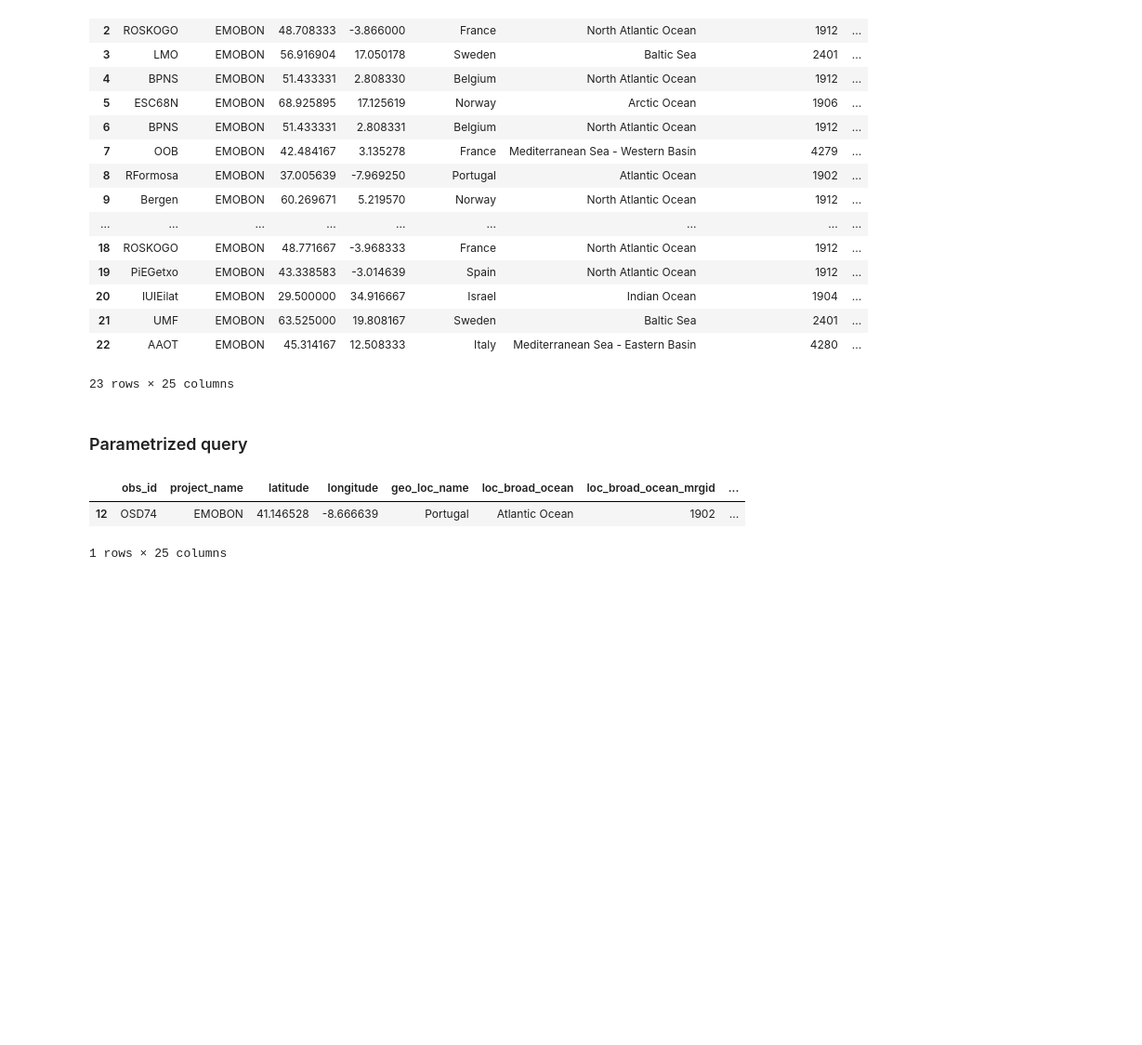
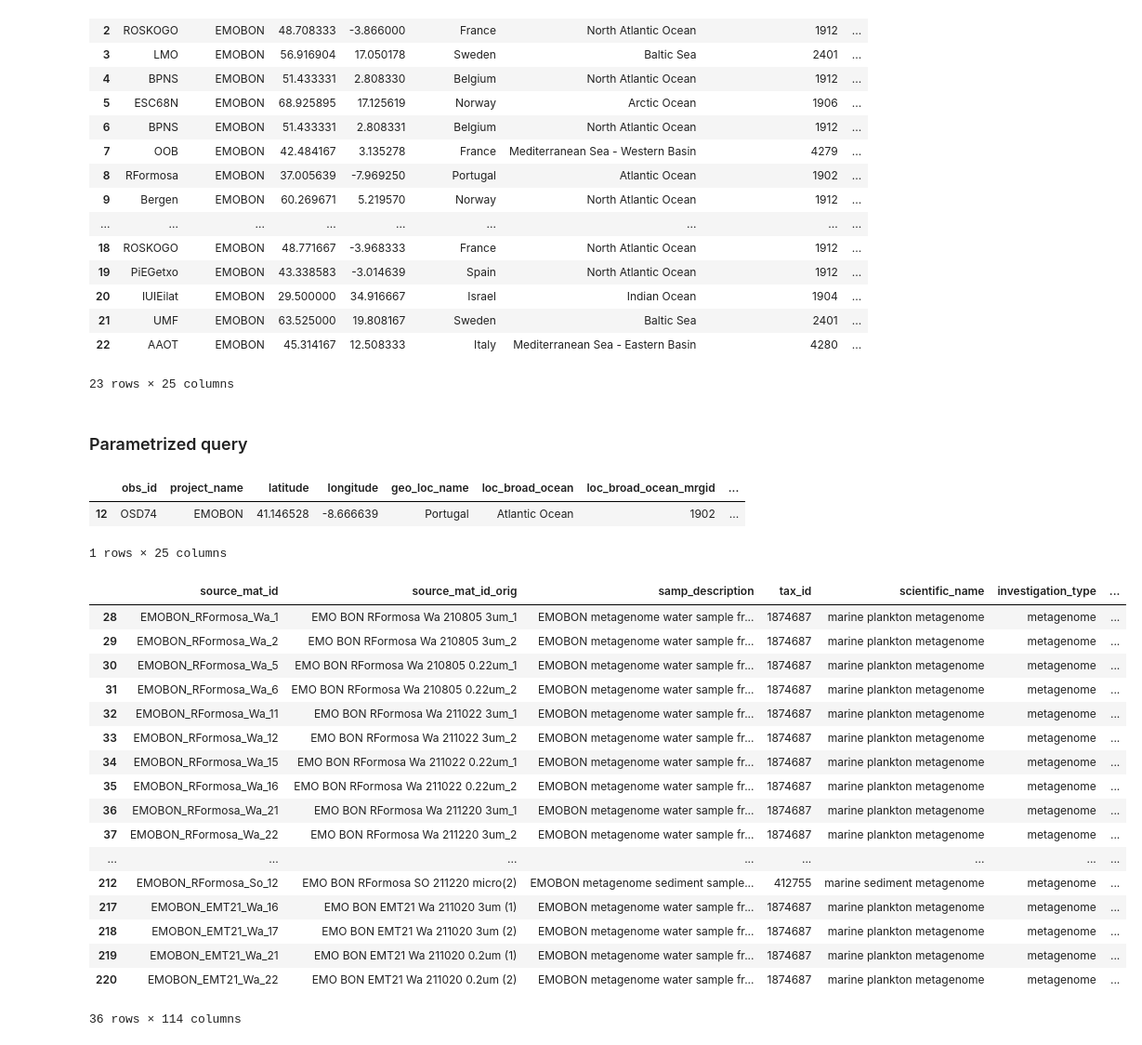
Before and after one commit to fair-ease/py-udal-mgo, a Jupyter notebook: example.ipynb, the cells around one changed output. Shown: that part at 93% size. Saved outputs shown, nothing was run; the diff lists cells and outputs as text; code cells hidden in the pictures; blank space fills up the shorter version.

Commit message:
refactor according to py-udal-fe-impl

```diff
--- a/example.ipynb
+++ b/example.ipynb
@@ -43,3 +44,28 @@ result.data()
 |  | obs_id | project_name | latitude | longitude | geo_loc_name | loc_broad_ocean | loc_broad_ocean_mrgid | ... |
 | 12 | OSD74 | EMOBON | 41.146528 | -8.666639 | Portugal | Atlantic Ocean | 1902 | ... |
 1 rows × 25 columns
+# %%
+params = {
+    "tidal_stage": "low_tide",
+}
+result = udal.execute('urn:embrc.eu:emobon:logsheets', params)
+result.data()
+# %% [output]
+|  | source_mat_id | source_mat_id_orig | samp_description | tax_id | scientific_name | investigation_type | ... |
+| 28 | EMOBON_RFormosa_Wa_1 | EMO BON RFormosa Wa 210805 3um_1 | EMOBON metagenome water sample fr... | 1874687 | marine plankton metagenome | metagenome | ... |
+| 29 | EMOBON_RFormosa_Wa_2 | EMO BON RFormosa Wa 210805 3um_2 | EMOBON metagenome water sample fr... | 1874687 | marine plankton metagenome | metagenome | ... |
+| 30 | EMOBON_RFormosa_Wa_5 | EMO BON RFormosa Wa 210805 0.22um_1 | EMOBON metagenome water sample fr... | 1874687 | marine plankton metagenome | metagenome | ... |
+| 31 | EMOBON_RFormosa_Wa_6 | EMO BON RFormosa Wa 210805 0.22um_2 | EMOBON metagenome water sample fr... | 1874687 | marine plankton metagenome | metagenome | ... |
+| 32 | EMOBON_RFormosa_Wa_11 | EMO BON RFormosa Wa 211022 3um_1 | EMOBON metagenome water sample fr... | 1874687 | marine plankton metagenome | metagenome | ... |
+| 33 | EMOBON_RFormosa_Wa_12 | EMO BON RFormosa Wa 211022 3um_2 | EMOBON metagenome water sample fr... | 1874687 | marine plankton metagenome | metagenome | ... |
+| 34 | EMOBON_RFormosa_Wa_15 | EMO BON RFormosa Wa 211022 0.22um_1 | EMOBON metagenome water sample fr... | 1874687 | marine plankton metagenome | metagenome | ... |
+| 35 | EMOBON_RFormosa_Wa_16 | EMO BON RFormosa Wa 211022 0.22um_2 | EMOBON metagenome water sample fr... | 1874687 | marine plankton metagenome | metagenome | ... |
+| 36 | EMOBON_RFormosa_Wa_21 | EMO BON RFormosa Wa 211220 3um_1 | EMOBON metagenome water sample fr... | 1874687 | marine plankton metagenome | metagenome | ... |
+| 37 | EMOBON_RFormosa_Wa_22 | EMO BON RFormosa Wa 211220 3um_2 | EMOBON metagenome water sample fr... | 1874687 | marine plankton metagenome | metagenome | ... |
+| ... | ... | ... | ... | ... | ... | ... | ... |
+| 212 | EMOBON_RFormosa_So_12 | EMO BON RFormosa SO 211220 micro(2) | EMOBON metagenome sediment sample... | 412755 | marine sediment metagenome | metagenome | ... |
+| 217 | EMOBON_EMT21_Wa_16 | EMO BON EMT21 Wa 211020 3um (1) | EMOBON metagenome water sample fr... | 1874687 | marine plankton metagenome | metagenome | ... |
+| 218 | EMOBON_EMT21_Wa_17 | EMO BON EMT21 Wa 211020 3um (2) | EMOBON metagenome water sample fr... | 1874687 | marine plankton metagenome | metagenome | ... |
+| 219 | EMOBON_EMT21_Wa_21 | EMO BON EMT21 Wa 211020 0.2um (1) | EMOBON metagenome water sample fr... | 1874687 | marine plankton metagenome | metagenome | ... |
+| 220 | EMOBON_EMT21_Wa_22 | EMO BON EMT21 Wa 211020 0.2um (2) | EMOBON metagenome water sample fr... | 1874687 | marine plankton metagenome | metagenome | ... |
+36 rows × 114 columns
```
Also changed, not shown: parts of 2 cells of this notebook, 5 other files.
